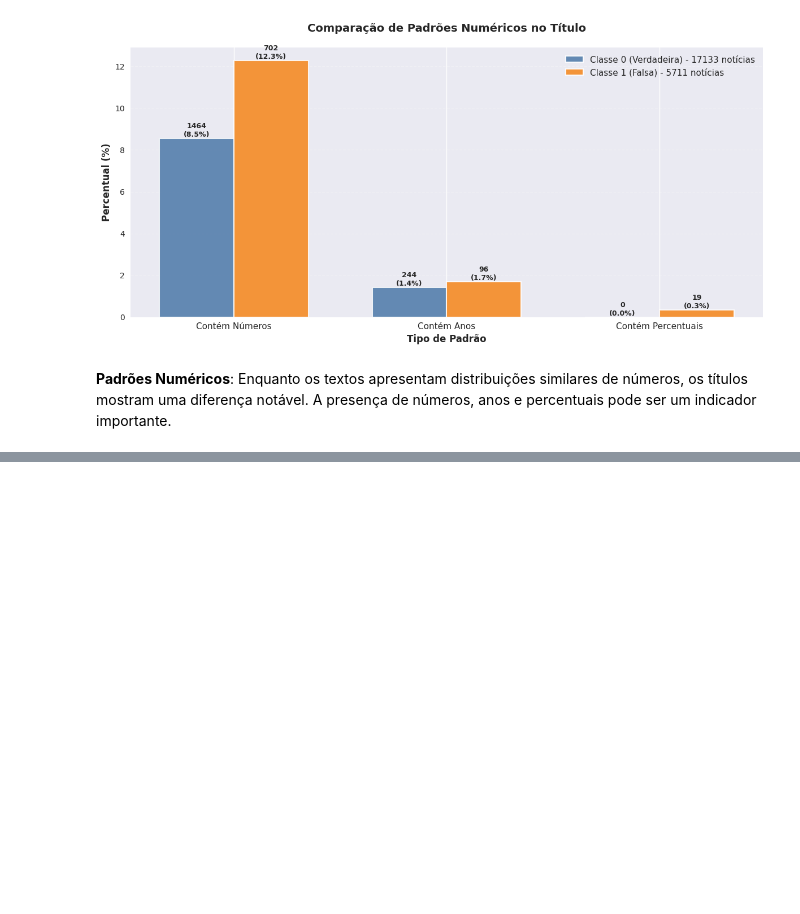
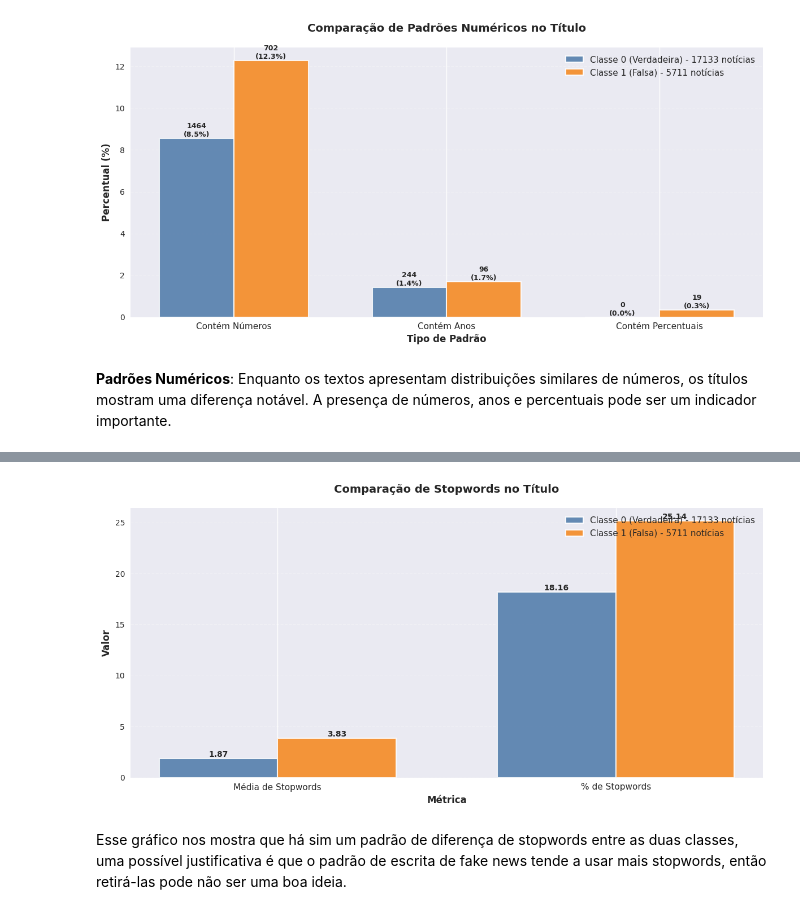
Before and after one commit to vlsmcin/ligia-challenge-NLP-vlsm, a Jupyter notebook: notebooks/1_Analise-Exploratoria.ipynb, the cells around one changed output, grey strips where cells are left out. Cells and saved outputs as stored; diff of their text form; code cells hidden in the pictures; blank space fills up the shorter version.

```diff
--- a/notebooks/1_Analise-Exploratoria.ipynb
+++ b/notebooks/1_Analise-Exploratoria.ipynb
@@ -358,0 +434,6 @@ plot_number_patterns_comparison(column='title', title_prefix='Título')
+# %%
+plot_stopwords_comparison(column='title', title_prefix='Título')
+# %% [output]
+[figure, added]
+# %% [markdown]
+Esse gráfico nos mostra que há sim um padrão de diferença de stopwords entre as duas classes, uma possível justificativa é que o padrão de escrita de fake news tende a usar mais stopwords, então retirá-las pode não ser uma boa ideia.
```
Also changed, not shown: parts of 4 cells of this notebook.
